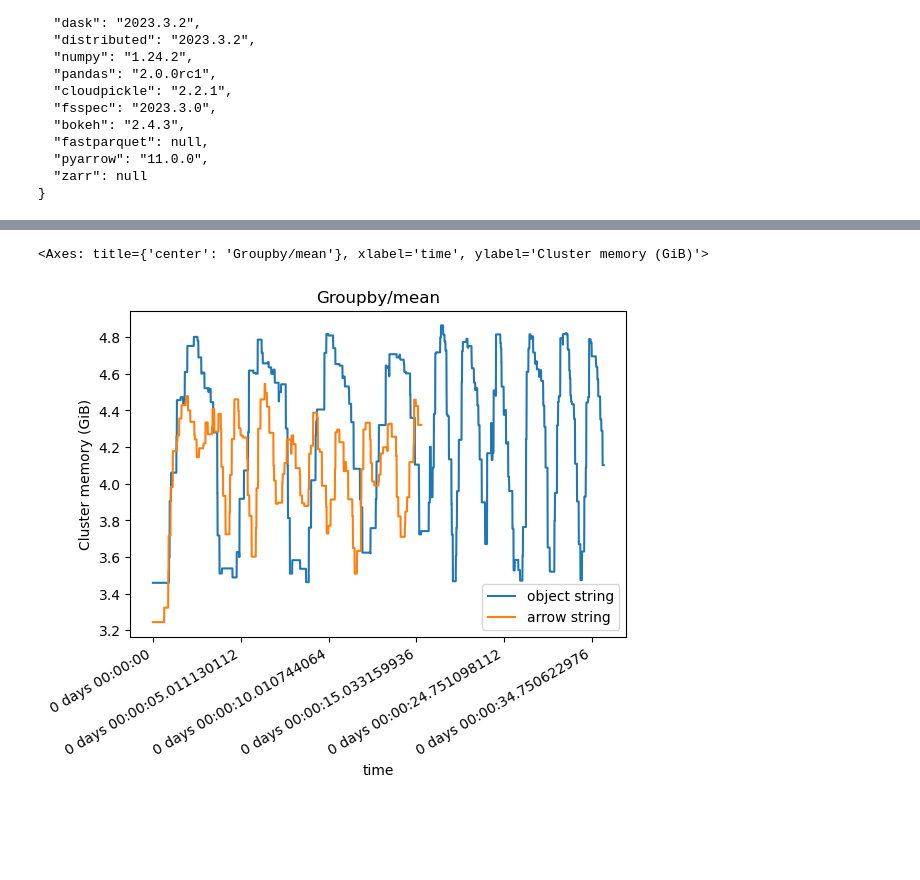
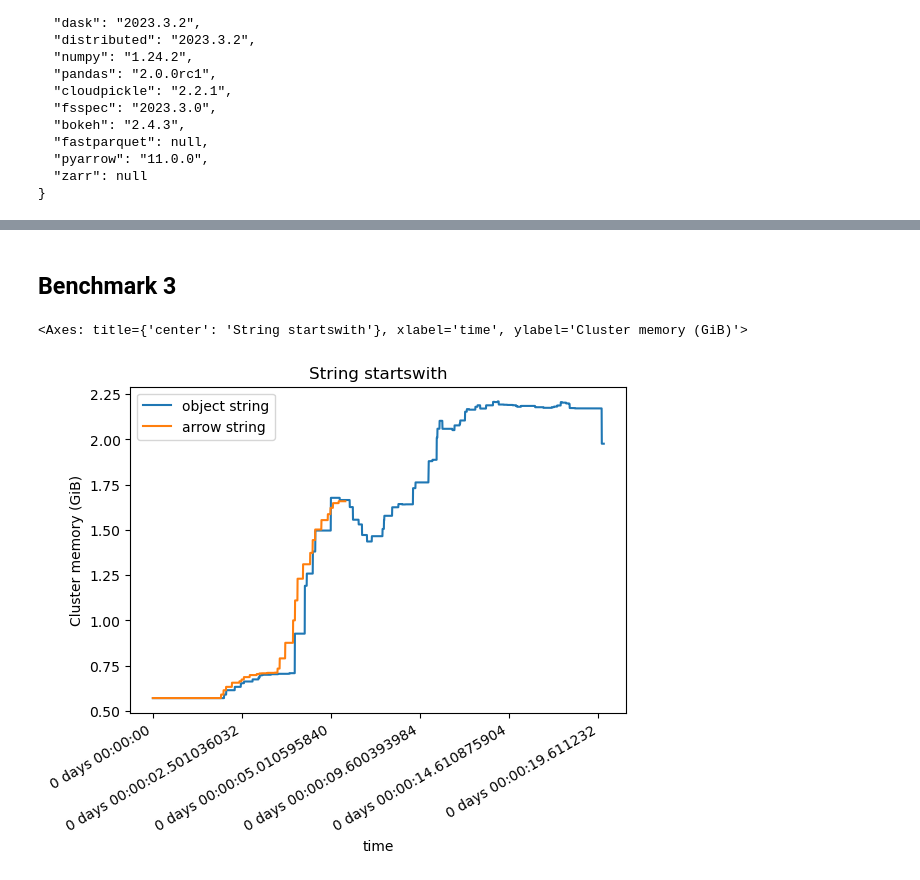
Before and after one commit to j-bennet/dask-notebooks, a Jupyter notebook: dask-taxi-string-benchmarks-coiled.ipynb, the cells around one changed output, grey strips where cells are left out. Drawn from its saved outputs; the diff is of its cells as text; code cells hidden in the pictures; blank space fills up the shorter version.

```diff
--- a/dask-taxi-string-benchmarks-coiled.ipynb
+++ b/dask-taxi-string-benchmarks-coiled.ipynb
@@ -287,0 +242,2 @@ ms2.plot(align=True, title="Groupby/sum")
+# %% [markdown]
+## Benchmark 3
@@ -295,5 +262,5 @@ with performance_report(filename=f"{report_dir}/3-string-group-mean.html"):
 # %%
-ms3.plot(align=True, title="Groupby/mean")
+ms3.plot(align=True, title="String startswith")
 # %% [output]
-<Axes: title={'center': 'Groupby/mean'}, xlabel='time', ylabel='Cluster memory (GiB)'>
+<Axes: title={'center': 'String startswith'}, xlabel='time', ylabel='Cluster memory (GiB)'>
-[figure, old version]
+[figure, new version]
```
Also changed, not shown: parts of 85 cells of this notebook, 30 other files.
